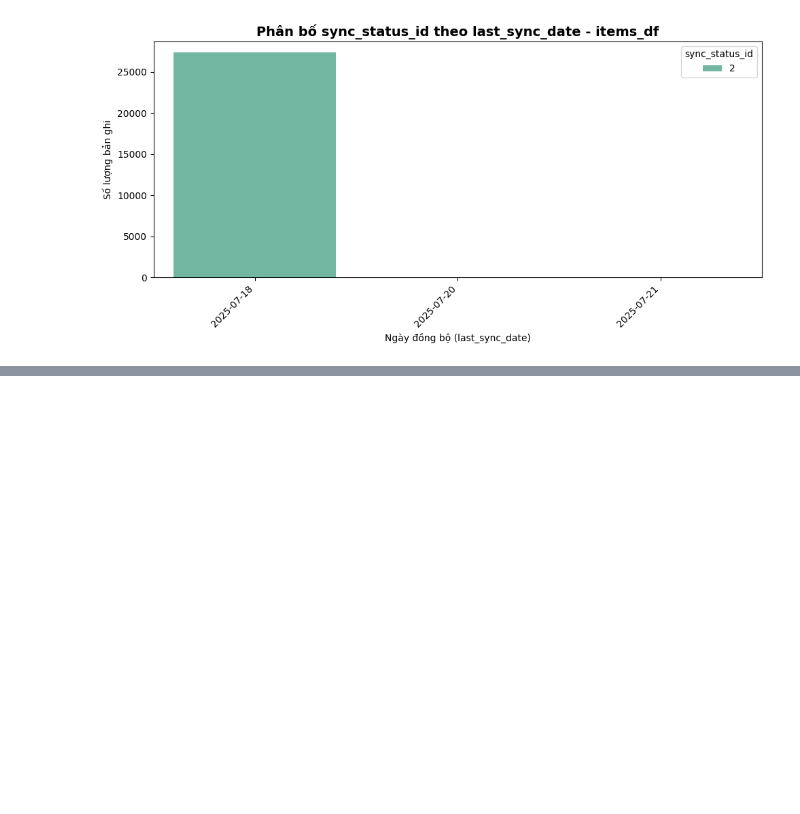
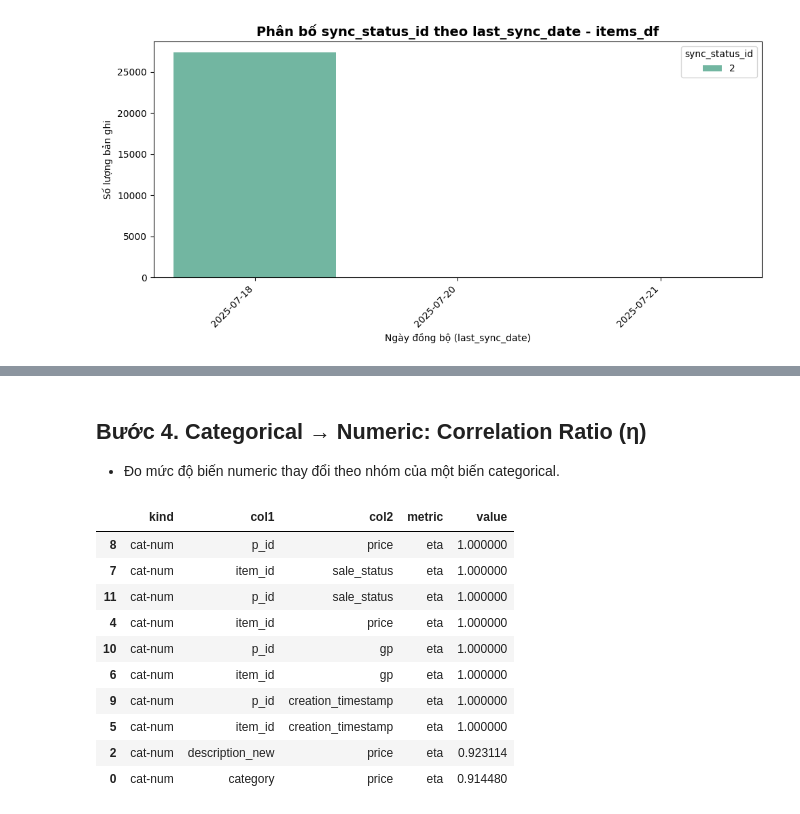
Before and after one commit to nbazo06/DoAnCS116, a Jupyter notebook: recommendation dataset/DoAnPreProcessing.ipynb, the cells around one changed output, grey strips where cells are left out. Saved outputs shown, nothing was run; the diff lists cells and outputs as text; code cells hidden in the pictures; blank space fills up the shorter version.

```diff
--- a/recommendation dataset/DoAnPreProcessing.ipynb
+++ b/recommendation dataset/DoAnPreProcessing.ipynb
@@ -224,0 +470,45 @@ last_sync_date
+# %% [markdown]
+## Bước 4. Categorical → Numeric: Correlation Ratio (η)
+
+- Đo mức độ biến numeric thay đổi theo nhóm của một biến categorical.
+# %%
+def correlation_ratio(categories, measurements) -> float:
+    categories = pd.Series(categories)
+    measurements = pd.Series(measurements)
+    grp = measurements.groupby(categories, observed=True)
+    n_total = measurements.count()
+    if n_total == 0:
+        return 0.0
+    mean_total = measurements.mean()
+    ss_between = sum(g.count() * (g.mean() - mean_total) ** 2 for _, g in grp)
+    ss_total = ((measurements - mean_total) ** 2).sum()
+    if ss_total == 0:
+        return 0.0
+    return float(np.sqrt(ss_between / ss_total))
+
+eta_rows = []
+for c_cat in cat_cols:
+    for c_num in num_cols:
+        try:
+            eta = correlation_ratio(df_pd[c_cat], pd.to_numeric(df_pd[c_num], errors='coerce'))
+            if eta >= ETA_THR:
+                eta_rows.append(dict(kind='cat-num', col1=c_cat, col2=c_num, metric='eta', value=eta))
+        except Exception:
+            pass
+
+# Thêm vào evidences nhưng sẽ không dùng để drop tự động
+evidences.extend(eta_rows)
+
+pd.DataFrame(eta_rows).sort_values('value', ascending=False).head(10)
+# %% [output]
+|  | kind | col1 | col2 | metric | value |
+| 8 | cat-num | p_id | price | eta | 1.000000 |
+| 7 | cat-num | item_id | sale_status | eta | 1.000000 |
+| 11 | cat-num | p_id | sale_status | eta | 1.000000 |
+| 4 | cat-num | item_id | price | eta | 1.000000 |
+| 10 | cat-num | p_id | gp | eta | 1.000000 |
+| 6 | cat-num | item_id | gp | eta | 1.000000 |
+| 9 | cat-num | p_id | creation_timestamp | eta | 1.000000 |
+| 5 | cat-num | item_id | creation_timestamp | eta | 1.000000 |
+| 2 | cat-num | description_new | price | eta | 0.923114 |
+| 0 | cat-num | category | price | eta | 0.914480 |
```
Also changed, not shown: parts of 17 cells of this notebook, 1 other file.
